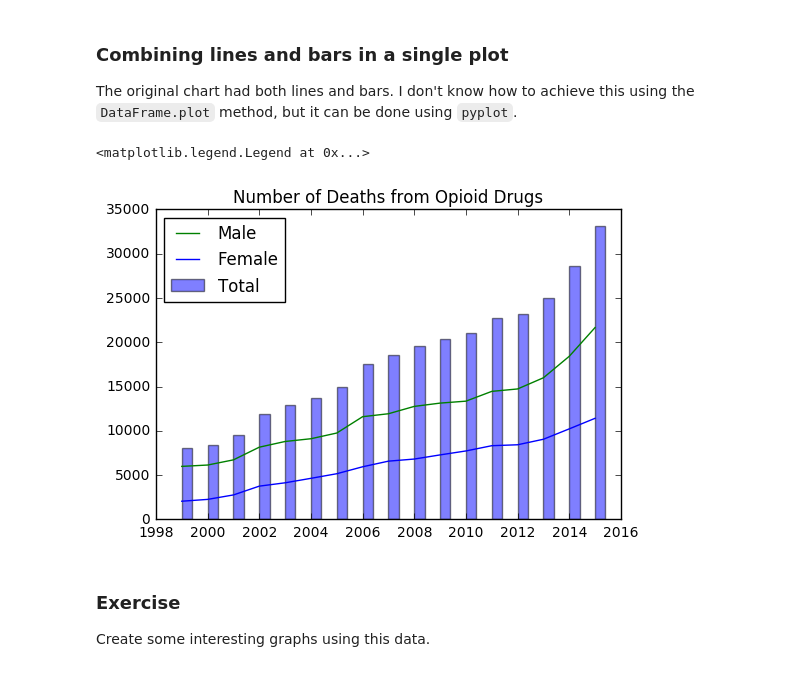
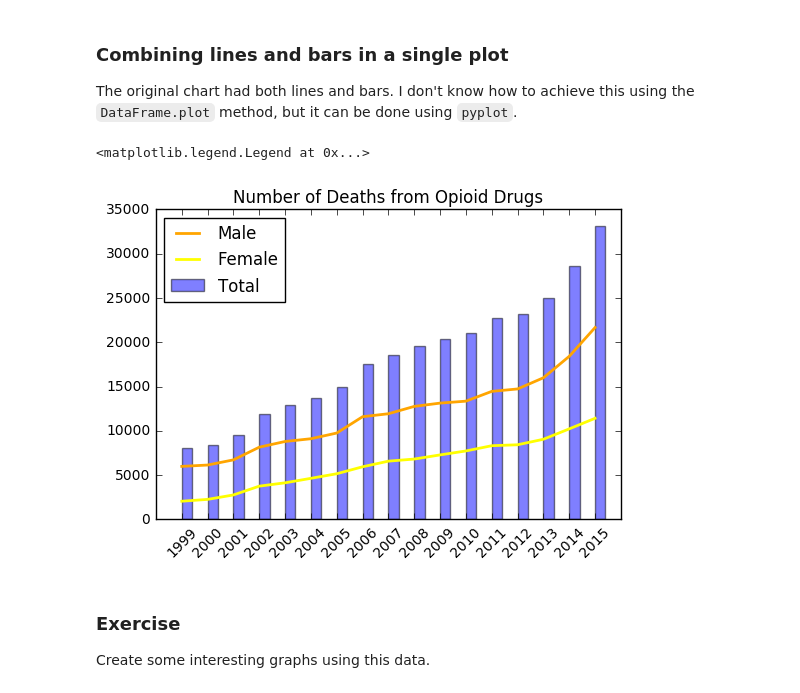
Before and after one commit to pymntos-data-sci/matplotlib, a Jupyter notebook: notebooks/03 - Plotting data from an Excel File.ipynb, the cells around one changed output. Drawn from its saved outputs; the diff is of its cells as text; code cells hidden in the pictures.

Commit message:
Improved styling of mixed line / bar graph

```diff
--- a/notebooks/03 - Plotting Data from an Excel File.ipynb
+++ b/notebooks/03 - Plotting data from an Excel File.ipynb
@@ -94,13 +94,14 @@ opioids[['Female', 'Male']].plot(kind='bar', stacked=True, title='Number of Deat
 The original chart had both lines and bars. I don't know how to achieve this using the ``DataFrame.plot`` method, but it can be done using ``pyplot``.
 # %%
 plt.bar(opioids.index, opioids['Total'], width=0.4, alpha=0.5, label='Total')
-plt.plot(opioids.index, opioids['Male'], label='Male', color='green')
-plt.plot(opioids.index, opioids['Female'], label='Female', color='blue')
+plt.plot(opioids.index, opioids['Male'], label='Male', color='orange', linewidth=2)
+plt.plot(opioids.index, opioids['Female'], label='Female', color='yellow', linewidth=2)
 plt.title('Number of Deaths from Opioid Drugs')
+plt.xticks(np.arange(1999, 2016), rotation='45')
 plt.legend(loc='upper left')
 # %% [output]
 <matplotlib.legend.Legend at 0x...>
-[figure, old version]
+[figure, new version]
 # %% [markdown]
 ### Exercise
 
```
Also changed, not shown: parts of 1 cell of this notebook, 1 other file.
